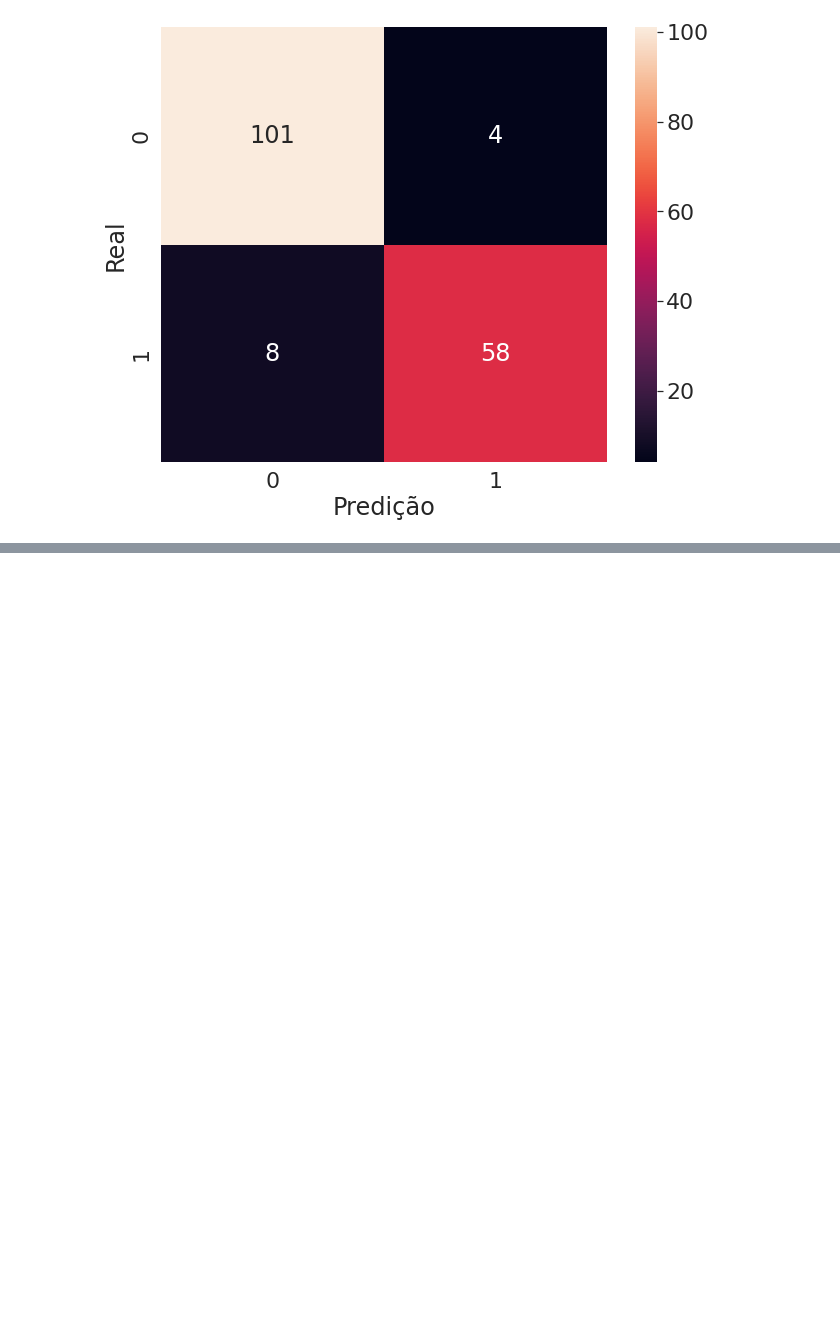
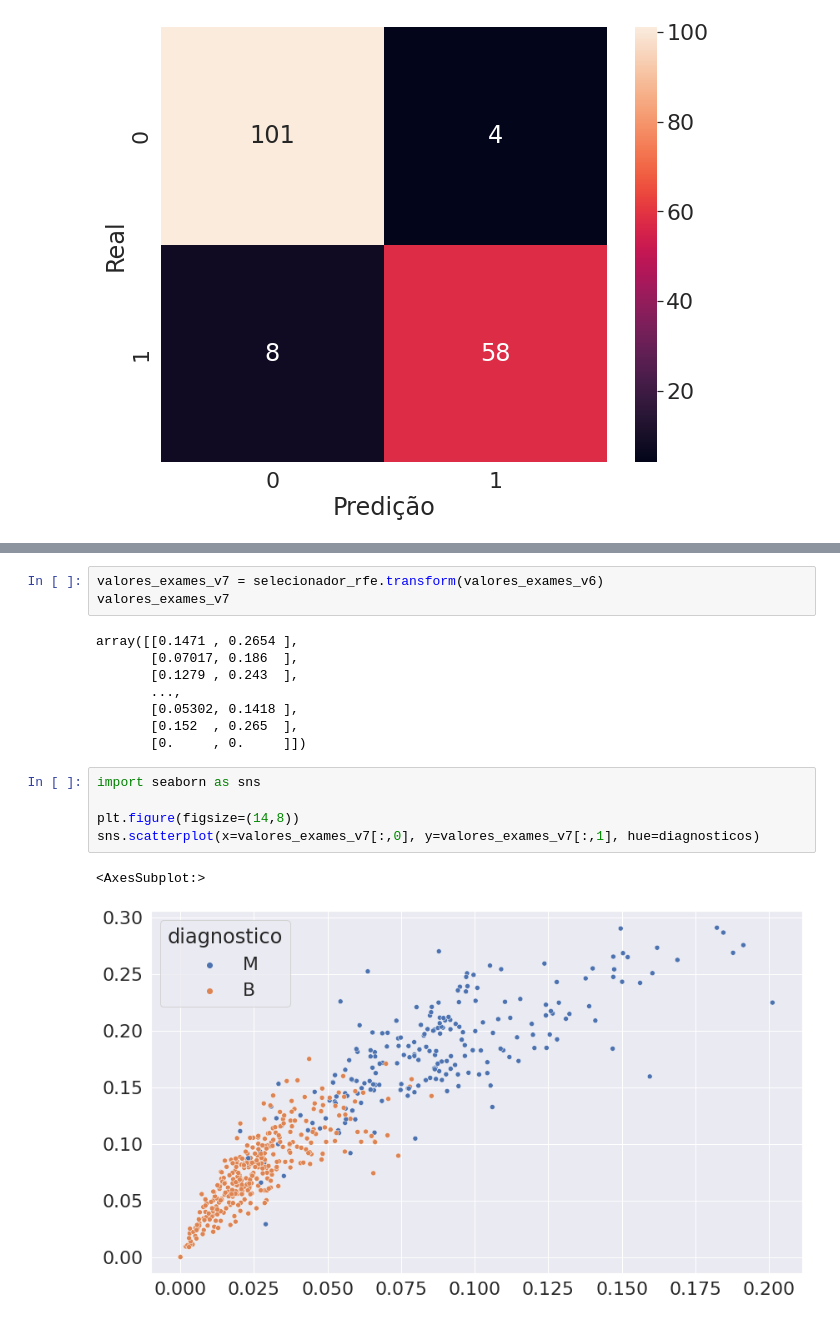
Before and after one commit to kevinpinhoiamin/python-scikit-learn4, a Jupyter notebook: Alura_care.ipynb, the cells around one changed output, grey strips where cells are left out. Cells and saved outputs as stored; diff of their text form; blank space fills up the shorter version.

```diff
--- a/Alura_care.ipynb
+++ b/Alura_care.ipynb
@@ -365,0 +416,19 @@ Resultado da classificação 90.06%
+# %%
+valores_exames_v7 = selecionador_rfe.transform(valores_exames_v6)
+valores_exames_v7
+# %% [output]
+array([[0.1471 , 0.2654 ],
+       [0.07017, 0.186  ],
+       [0.1279 , 0.243  ],
+       ...,
+       [0.05302, 0.1418 ],
+       [0.152  , 0.265  ],
+       [0.     , 0.     ]])
+# %%
+import seaborn as sns
+
+plt.figure(figsize=(14,8))
+sns.scatterplot(x=valores_exames_v7[:,0], y=valores_exames_v7[:,1], hue=diagnosticos)
+# %% [output]
+<AxesSubplot:>
+[figure, added]
```
Also changed, not shown: parts of 8 cells of this notebook.
